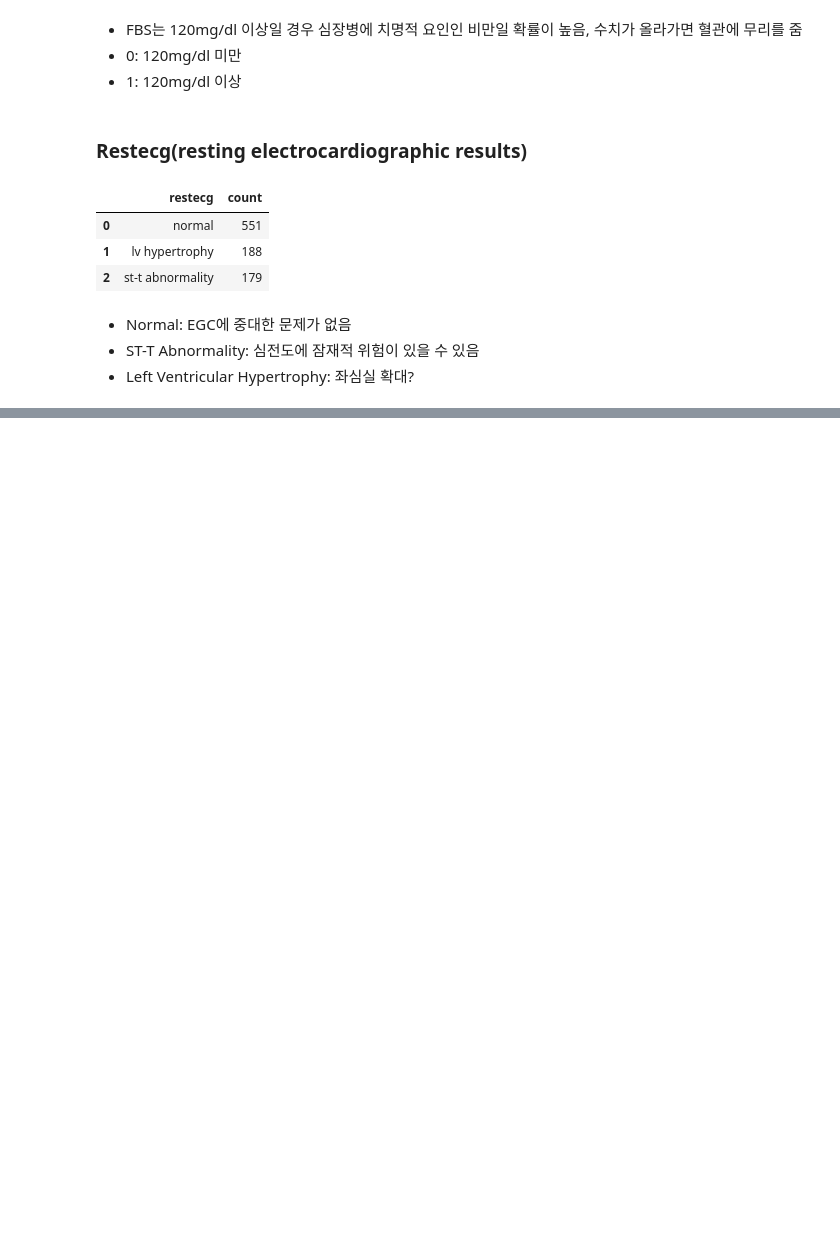
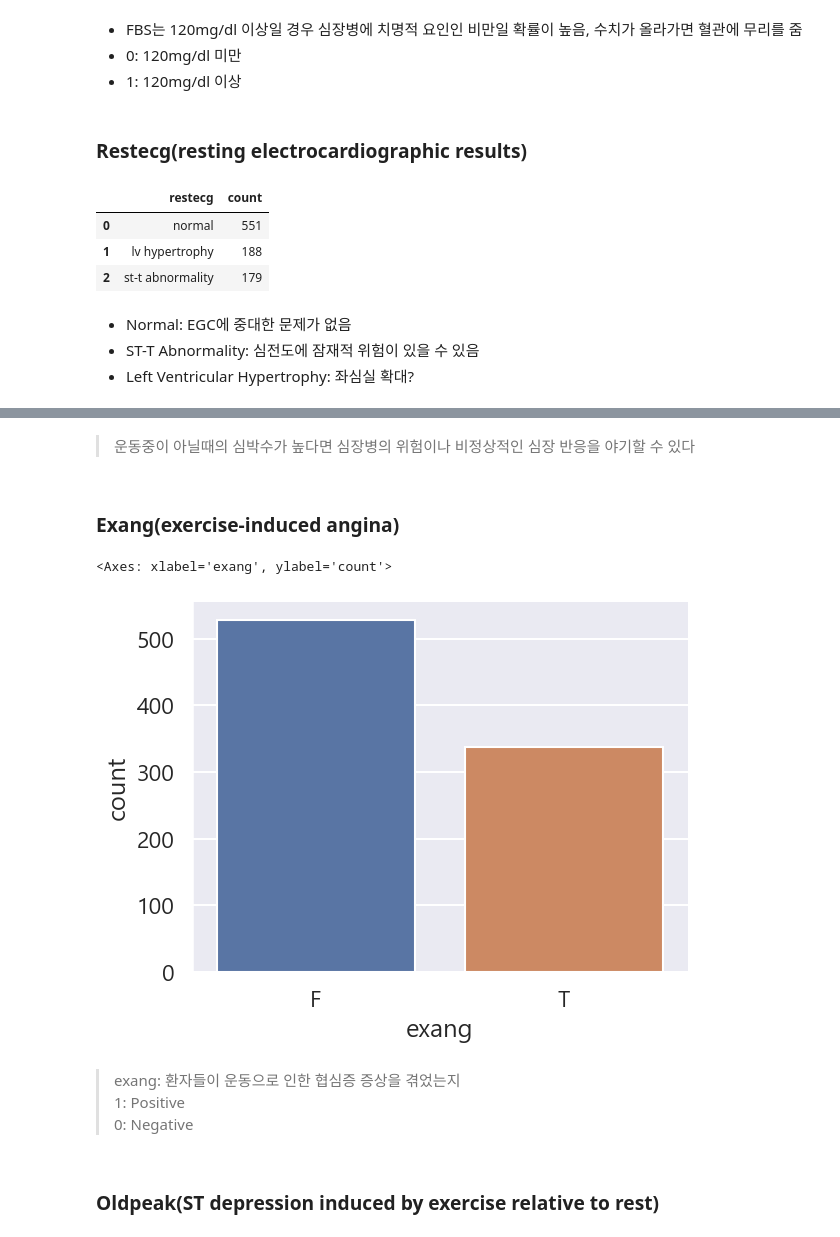
Before and after one commit to Pepi10/ML, a Jupyter notebook: ml_HeartDisease.ipynb, the cells around one changed output, grey strips where cells are left out. Cells and saved outputs as stored; diff of their text form; code cells hidden in the pictures; blank space fills up the shorter version.

```diff
--- a/ml_HeartDisease.ipynb
+++ b/ml_HeartDisease.ipynb
@@ -383,0 +401,27 @@ go.Figure(data = data, layout = layout)
+# %% [markdown]
+> 운동중이 아닐때의 심박수가 높다면 심장병의 위험이나 비정상적인 심장 반응을 야기할 수 있다
+# %% [markdown]
+### Exang(exercise-induced angina)
+# %%
+def exang_convert(values):
+    if values == True:
+        return 'T'
+    elif values == False:
+        return 'F'
+    return values
+
+df_exang = df.exang.value_counts().reset_index()
+df_exang['exang']= df.exang.value_counts().reset_index()['exang'].apply(exang_convert)
+# %%
+sns.barplot(data = df_exang,
+            x = df_exang['exang'],
+            y = df_exang['count'])
+# %% [output]
+<Axes: xlabel='exang', ylabel='count'>
+[figure, added]
+# %% [markdown]
+> exang: 환자들이 운동으로 인한 협심증 증상을 겪었는지
+>1: Positive
+>0: Negative
+# %% [markdown]
+### Oldpeak(ST depression induced by exercise relative to rest)
```
Also changed, not shown: parts of 28 cells of this notebook.
